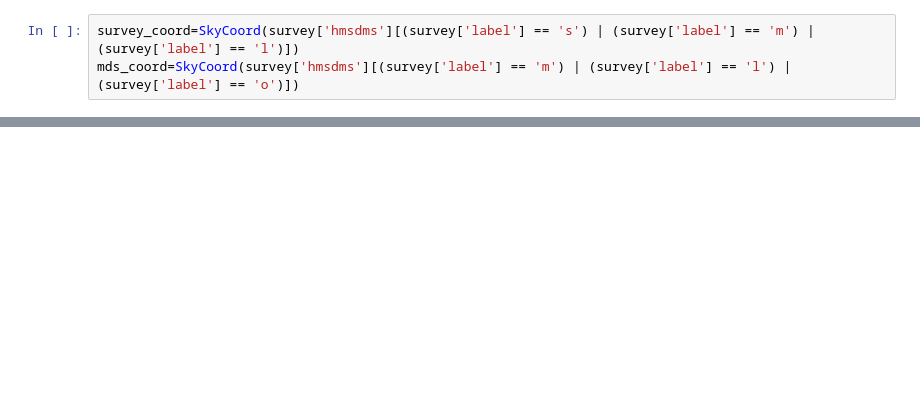
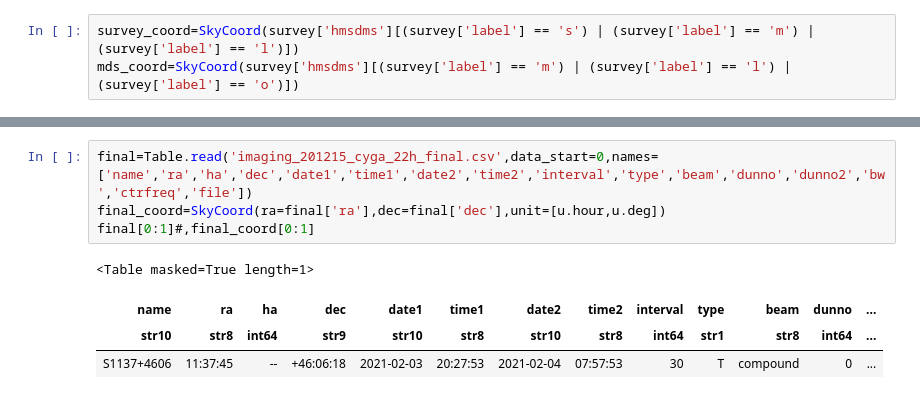
Before and after one commit to kmhess/apersched, a Jupyter notebook: footprint_check.ipynb, the cells around one changed output, grey strips where cells are left out. Drawn from its saved outputs; the diff is of its cells as text; blank space fills up the shorter version.

```diff
--- a/footprint_check.ipynb
+++ b/footprint_check.ipynb
@@ -117,3 +160,12 @@ sched_coord_now=SkyCoord(ra=sched_now['ra'],dec=sched_now['dec'],unit=[u.hour,u.
+# %%
+final=Table.read('imaging_201215_cyga_22h_final.csv',data_start=0,names=['name','ra','ha','dec','date1','time1','date2','time2','interval','type','beam','dunno','dunno2','bw','ctrfreq','file'])
+final_coord=SkyCoord(ra=final['ra'],dec=final['dec'],unit=[u.hour,u.deg])
+final[0:1]#,final_coord[0:1]
+# %% [output]
+<Table masked=True length=1>
+| name | ra | ha | dec | date1 | time1 | date2 | time2 | interval | type | beam | dunno | ... |
+| str10 | str8 | int64 | str9 | str10 | str8 | str10 | str8 | int64 | str1 | str8 | int64 | ... |
+| S1137+4606 | 11:37:45 | -- | +46:06:18 | 2021-02-03 | 20:27:53 | 2021-02-04 | 07:57:53 | 30 | T | compound | 0 | ... |
 # %%
 plt.figure(figsize=[10,10])
 m=plotEverything()
```
Also changed, not shown: parts of 11 cells of this notebook, 1 other file.
